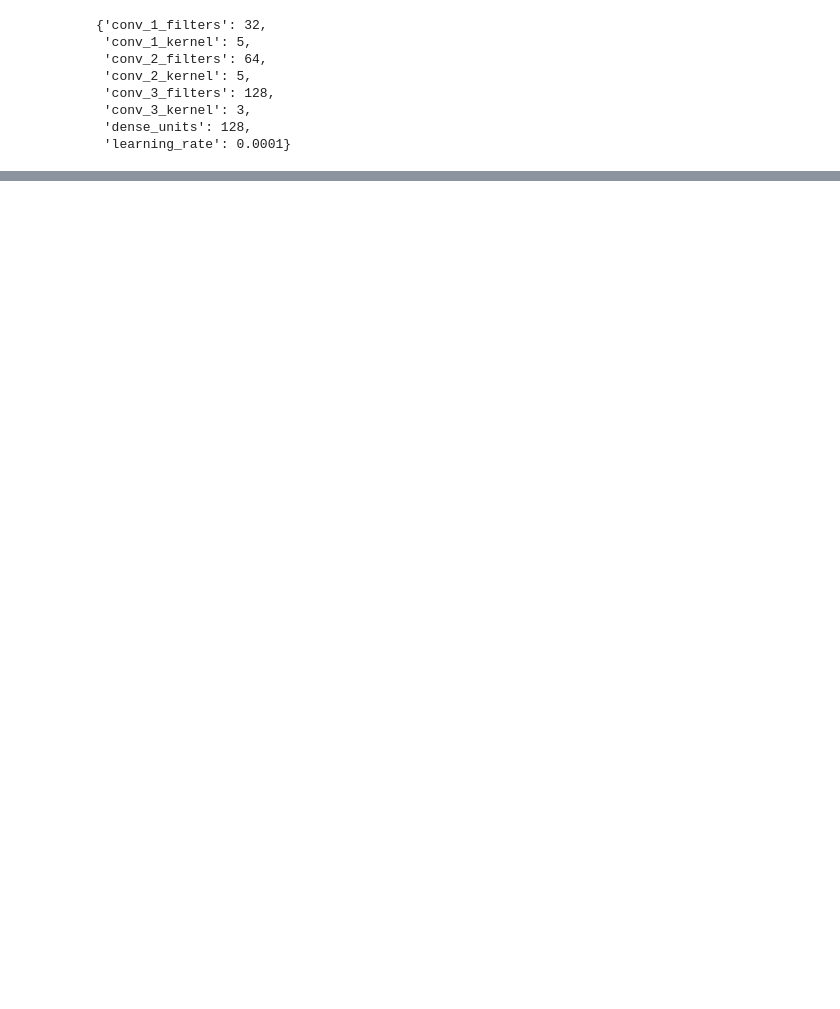
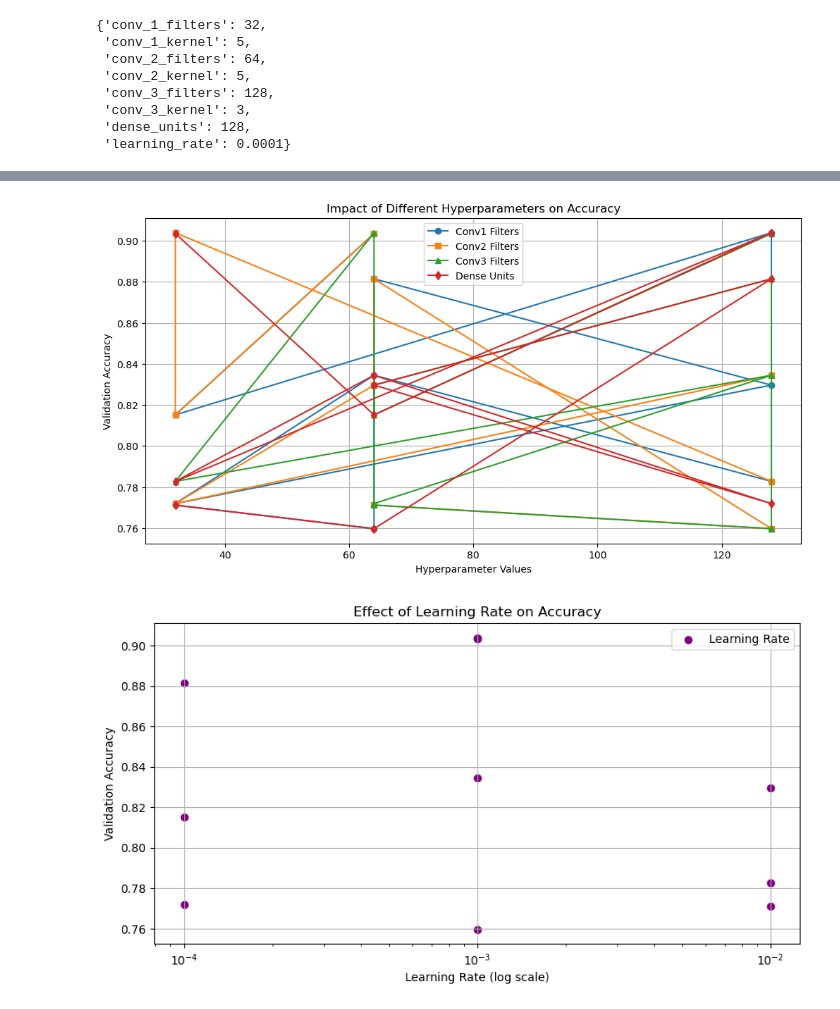
Before and after one commit to 36kp/artistic-atlas-adventure, a Jupyter notebook: src/analysis/hyperparameter_tuning.ipynb, the cells around one changed output, grey strips where cells are left out. Drawn from its saved outputs; the diff is of its cells as text; code cells hidden in the pictures; blank space fills up the shorter version.

```diff
--- a/src/analysis/hyperparameter_tuning.ipynb
+++ b/src/analysis/hyperparameter_tuning.ipynb
@@ -118,0 +210,47 @@ best_model.save("../../models/tuned_model.keras")
+# %%
+import matplotlib.pyplot as plt
+import pandas as pd
+import numpy as np
+
+# Sample Data (Replace with your actual df from Keras Tuner)
+trial_data = {
+    'trial_id': ['T1', 'T2', 'T3', 'T4', 'T5', 'T6', 'T7', 'T8', 'T9', 'T10'],
+    'conv_1_filters': [32, 64, 64, 128, 32, 64, 128, 128, 32, 64],
+    'conv_2_filters': [64, 128, 64, 64, 32, 128, 128, 32, 32, 64],
+    'conv_3_filters': [64, 128, 128, 64, 64, 128, 32, 64, 64, 128],
+    'dense_units': [32, 64, 128, 64, 128, 64, 32, 128, 64, 32],
+    'learning_rate': [0.01, 0.001, 0.0001, 0.01, 0.0001, 0.001, 0.01, 0.001, 0.0001, 0.001],
+    'val_accuracy': np.random.uniform(0.75, 0.92, 10)  # Random validation accuracy
+}
+
+df = pd.DataFrame(trial_data)
+
+# Plot multiple analysis in one figure
+plt.figure(figsize=(12, 6))
+
+# Line plot for accuracy vs different hyperparameters
+plt.plot(df['conv_1_filters'], df['val_accuracy'], marker='o', linestyle='-', label='Conv1 Filters')
+plt.plot(df['conv_2_filters'], df['val_accuracy'], marker='s', linestyle='-', label='Conv2 Filters')
+plt.plot(df['conv_3_filters'], df['val_accuracy'], marker='^', linestyle='-', label='Conv3 Filters')
+plt.plot(df['dense_units'], df['val_accuracy'], marker='d', linestyle='-', label='Dense Units')
+
+plt.xlabel("Hyperparameter Values")
+plt.ylabel("Validation Accuracy")
+plt.title("Impact of Different Hyperparameters on Accuracy")
+plt.legend()
+plt.grid(True)
+plt.show()
+
+# Scatter plot for learning rate vs accuracy
+plt.figure(figsize=(10, 5))
+plt.scatter(df['learning_rate'], df['val_accuracy'], color='purple', label='Learning Rate')
+plt.xlabel("Learning Rate (log scale)")
+plt.ylabel("Validation Accuracy")
+plt.xscale('log')  # Log scale for better visibility
+plt.title("Effect of Learning Rate on Accuracy")
+plt.legend()
+plt.grid(True)
+plt.show()
+# %% [output]
+[figure, added]
+[figure, added]
```
Also changed, not shown: parts of 6 cells of this notebook, 6 other files.
